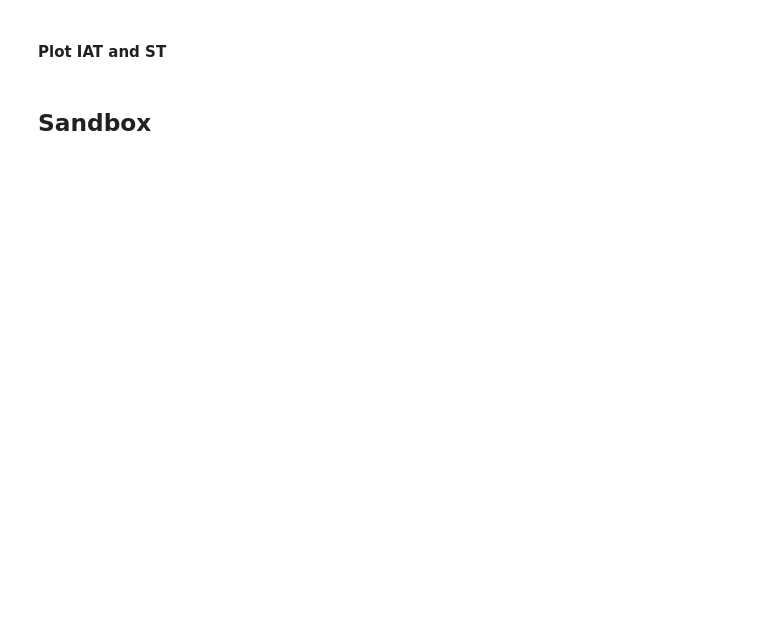
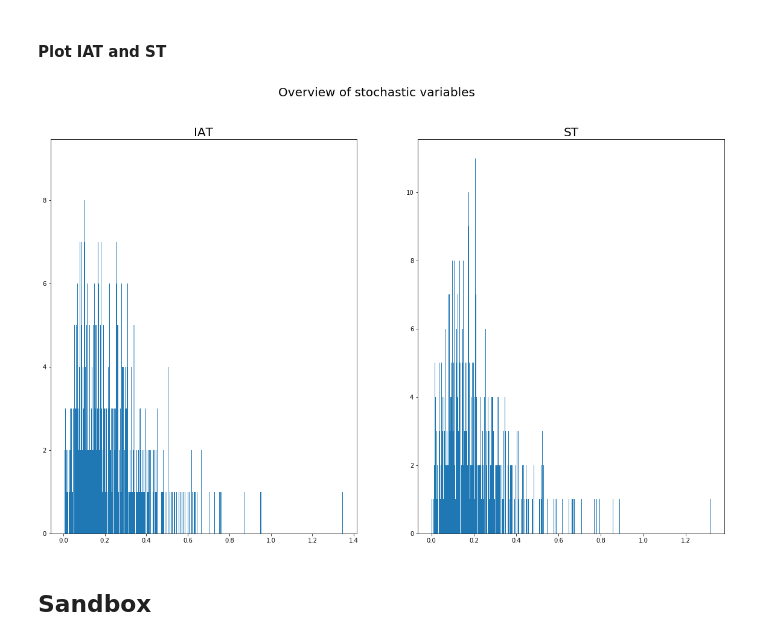
Before and after one commit to TUDelft-CITG/OpenQTSim, a Jupyter notebook: notebooks/OpenQTSim - E2 E2 1 example.ipynb, the cells around one changed output. Cells and saved outputs as stored; diff of their text form; code cells hidden in the pictures; blank space fills up the shorter version.

```diff
--- a/notebooks/OpenQTSim - E2 E2 1 example.ipynb
+++ b/notebooks/OpenQTSim - E2 E2 1 example.ipynb
@@ -127,9 +130,11 @@ df_sys.head(10)
 # %%
 import matplotlib.pyplot as plt
 fig, (ax1, ax2) = plt.subplots(1, 2, figsize=(20, 12))
 
-fig.suptitle('Overview of stochastic variables')
-ax1.hist(sim.log["IAT"],1000); ax1.set_title('IAT');
-ax2.hist(sim.log["ST"],1000); ax2.set_title('ST');
+fig.suptitle('Overview of stochastic variables', fontsize=20)
+ax1.hist(df_cust["IAT"],1000); ax1.set_title('IAT', fontsize=20);
+ax2.hist(df_cust["ST"],1000); ax2.set_title('ST', fontsize=20);
+# %% [output]
+[figure, added]
 # %% [markdown]
 ## Sandbox
```
Also changed, not shown: parts of 5 cells of this notebook, 3 other files.
